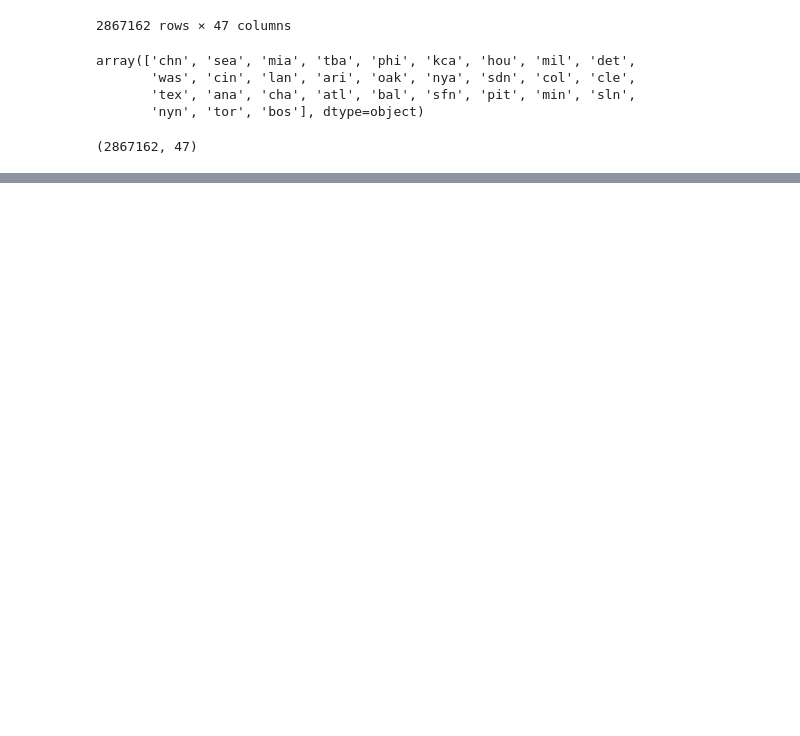
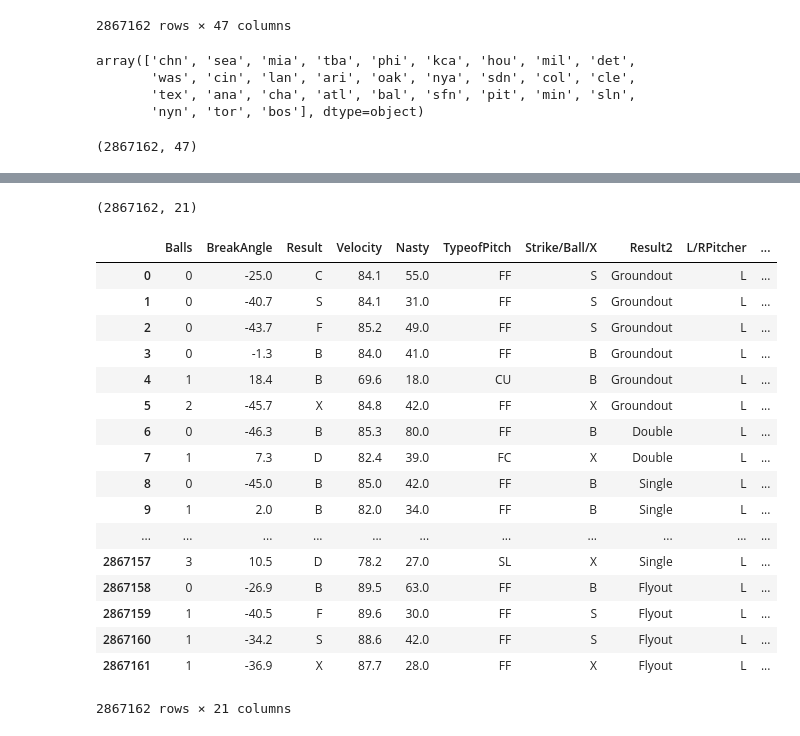
Before and after one commit to awindmiller/Project_1, a Jupyter notebook: MLB_Data.ipynb, the cells around one changed output, grey strips where cells are left out. Saved outputs shown, nothing was run; the diff lists cells and outputs as text; code cells hidden in the pictures; blank space fills up the shorter version.

```diff
--- a/MLB_Data.ipynb
+++ b/MLB_Data.ipynb
@@ -139,3 +139,7 @@ array(['chn', 'sea', 'mia', 'tba', 'phi', 'kca', 'hou', 'mil', 'det',
 file_df.shape
 # %% [output]
 (2867162, 47)
+# %%
+file_final = file_df[['b_count','break_angle','code','end_speed','nasty','pitch_type','type','event','p_throws','stand','away_team','date','home_team','start_time','venue_name','weather','wind','Batter_First','Batter_Last','Pitcher_First','Pitcher_Last']]
+
+file_final.head()
@@ -141,0 +153,27 @@ file_df.shape
+# %%
+file_final.shape
+# %% [output]
+(2867162, 21)
+# %%
+file_final = file_final.rename(columns={'b_count':'Balls','break_angle':'BreakAngle','code':'Result','end_speed':'Velocity','nasty':'Nasty','pitch_type':'TypeofPitch','type':'Strike/Ball/X','event':'Result2','p_throws':'L/RPitcher','stand':'L/RBatter','away_team':'AwayTeam','date':'Date','home_team':'HomeTeam','start_time':'StartTime','venue_name':'Stadium','weather':'DescriptionofWeather','wind':'DescriptionofWind','Batter_First':'Batter1','Batter_Last':'Batter2','Pitcher_First':'Pitcher1','Pitcher_Last':'Pitcher2',
+})
+file_final
+# %% [output]
+|  | Balls | BreakAngle | Result | Velocity | Nasty | TypeofPitch | Strike/Ball/X | Result2 | L/RPitcher | ... |
+| 0 | 0 | -25.0 | C | 84.1 | 55.0 | FF | S | Groundout | L | ... |
+| 1 | 0 | -40.7 | S | 84.1 | 31.0 | FF | S | Groundout | L | ... |
+| 2 | 0 | -43.7 | F | 85.2 | 49.0 | FF | S | Groundout | L | ... |
+| 3 | 0 | -1.3 | B | 84.0 | 41.0 | FF | B | Groundout | L | ... |
+| 4 | 1 | 18.4 | B | 69.6 | 18.0 | CU | B | Groundout | L | ... |
+| 5 | 2 | -45.7 | X | 84.8 | 42.0 | FF | X | Groundout | L | ... |
+| 6 | 0 | -46.3 | B | 85.3 | 80.0 | FF | B | Double | L | ... |
+| 7 | 1 | 7.3 | D | 82.4 | 39.0 | FC | X | Double | L | ... |
+| 8 | 0 | -45.0 | B | 85.0 | 42.0 | FF | B | Single | L | ... |
+| 9 | 1 | 2.0 | B | 82.0 | 34.0 | FF | B | Single | L | ... |
+| ... | ... | ... | ... | ... | ... | ... | ... | ... | ... | ... |
+| 2867157 | 3 | 10.5 | D | 78.2 | 27.0 | SL | X | Single | L | ... |
+| 2867158 | 0 | -26.9 | B | 89.5 | 63.0 | FF | B | Flyout | L | ... |
+| 2867159 | 1 | -40.5 | F | 89.6 | 30.0 | FF | S | Flyout | L | ... |
+| 2867160 | 1 | -34.2 | S | 88.6 | 42.0 | FF | S | Flyout | L | ... |
+| 2867161 | 1 | -36.9 | X | 87.7 | 28.0 | FF | X | Flyout | L | ... |
+2867162 rows × 21 columns
```
Also changed, not shown: parts of 1 cell of this notebook.
